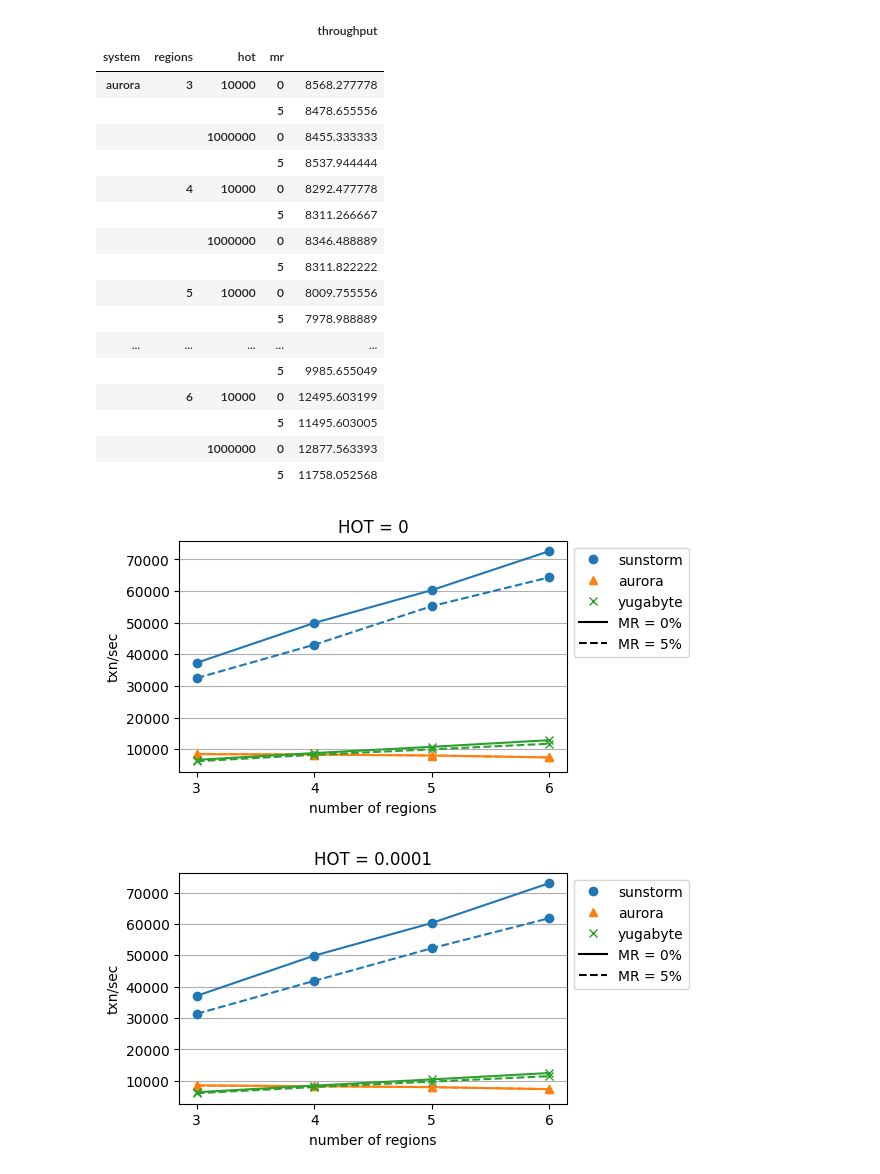
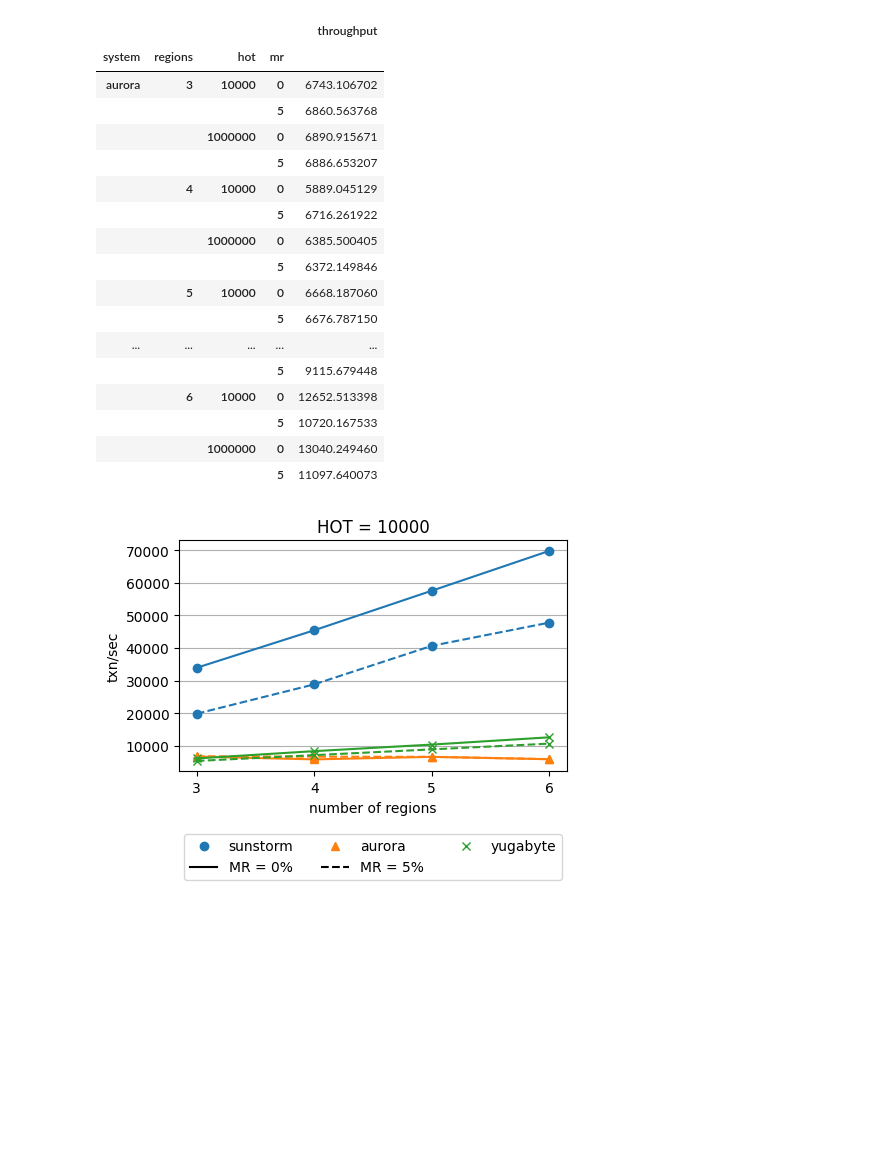
Before and after one commit to ctring/sunstorm-analysis, a Jupyter notebook: scalability.ipynb, the cells around one changed output. Cells and saved outputs as stored; diff of their text form; code cells hidden in the pictures; blank space fills up the shorter version.

```diff
--- a/scalability.ipynb
+++ b/scalability.ipynb
@@ -4,7 +5,10 @@ from common import collect_results
 from pathlib import Path
 from matplotlib import pyplot as plt
 # %%
-ROOT = Path("scalability")
+ROOT = Path("./scalability")
+OUTPUT_DIR = os.path.join(os.path.abspath(os.curdir) , "output")
+print(OUTPUT_DIR)
+
 
 def get_matcher(prefix):
     def matcher(p: Path):
@@ -77,31 +83,32 @@ throughput_df[["system", "regions", "hot", "throughput", "mr"]].groupby(["system
 # %% [output]
 |  |  |  |  | throughput |
 | system | regions | hot | mr |  |
-| aurora | 3 | 10000 | 0 | 8568.277778 |
-|  |  |  | 5 | 8478.655556 |
-|  |  | 1000000 | 0 | 8455.333333 |
-|  |  |  | 5 | 8537.944444 |
-|  | 4 | 10000 | 0 | 8292.477778 |
-|  |  |  | 5 | 8311.266667 |
-|  |  | 1000000 | 0 | 8346.488889 |
-|  |  |  | 5 | 8311.822222 |
-|  | 5 | 10000 | 0 | 8009.755556 |
-|  |  |  | 5 | 7978.988889 |
+| aurora | 3 | 10000 | 0 | 6743.106702 |
+|  |  |  | 5 | 6860.563768 |
+|  |  | 1000000 | 0 | 6890.915671 |
+|  |  |  | 5 | 6886.653207 |
+|  | 4 | 10000 | 0 | 5889.045129 |
+|  |  |  | 5 | 6716.261922 |
+|  |  | 1000000 | 0 | 6385.500405 |
+|  |  |  | 5 | 6372.149846 |
+|  | 5 | 10000 | 0 | 6668.187060 |
+|  |  |  | 5 | 6676.787150 |
 | ... | ... | ... | ... | ... |
-|  |  |  | 5 | 9985.655049 |
-|  | 6 | 10000 | 0 | 12495.603199 |
-|  |  |  | 5 | 11495.603005 |
-|  |  | 1000000 | 0 | 12877.563393 |
-|  |  |  | 5 | 11758.052568 |
+|  |  |  | 5 | 9115.679448 |
+|  | 6 | 10000 | 0 | 12652.513398 |
+|  |  |  | 5 | 10720.167533 |
+|  |  | 1000000 | 0 | 13040.249460 |
+|  |  |  | 5 | 11097.640073 |
 # %%
 from matplotlib.lines import Line2D
 
 # plt.rc('axes', labelsize=12)
 # plt.rc('legend', fontsize=11)
 
-for hot in [1000000, 10000]:
+# for hot in [1000000, 10000]:
+for hot in [10000]:
     hot_df = throughput_df[throughput_df.hot == hot]
-    hot_label = 0 if hot == 1000000 else f"{1/hot:.5f}".rstrip("0")
+    hot_label = hot
     ax = hot_df.pivot_table(
         index=["regions"], columns=["system", "mr"], values="throughput", aggfunc="sum"
     )[[
@@ -115,38 +122,37 @@ for hot in [1000000, 10000]:
         title=f"HOT = {hot_label}",
         xlabel="number of regions",
         ylabel="txn/sec",
         figsize=(5, 3),
         rot=0,
         # logy=True,
         style={
             ("sunstorm", 0): "o-C0",
             ("sunstorm", 5): "o--C0",
             ("aurora", 0): "^-C1",
             ("aurora", 5): "^--C1",
             ("yugabyte", 0): "x-C2",
             ("yugabyte", 5): "x--C2",
         },
         xticks=range(3, 7),
     )
     # ax.margins(y=0.2)
     ax.grid(axis="y")
 
     legend_elements = [
         Line2D([0], [0], lw=0, marker='o', color='C0', markerfacecolor='C0', label='sunstorm'),
+        Line2D([0], [0], color='k', linestyle='-', label='MR = 0%'),
         Line2D([0], [0], lw=0, marker='^', color='C1', markerfacecolor='C1', label='aurora'),
+        Line2D([0], [0], color='k', linestyle='--', label='MR = 5%'),
         Line2D([0], [0], lw=0, marker='x', color='C2', markerfacecolor='C2', label='yugabyte'),
-        Line2D([0], [0], color='k', linestyle='-', label='MR = 0%'),
-        Line2D([0], [0], color='k', linestyle='--', label='MR = 5%'),
     ]
 
     plt.legend(
         handles=legend_elements,
         title="",
-        ncol=1,
-        bbox_to_anchor=(1, 1),
-        loc="upper left",
+        ncol=3,
+        bbox_to_anchor=(0.5, -0.5),
+        loc="lower center",
     )
-    plt.savefig(f"output/scalability-hot{hot}.pdf", bbox_inches="tight")
+    plt.savefig("scalability-hot10000.pdf", bbox_inches="tight")
 # %% [output]
-[figure, old version]
+[figure, new version]
-[figure, removed]
```
Also changed, not shown: parts of 3 cells of this notebook, 25 other files.
